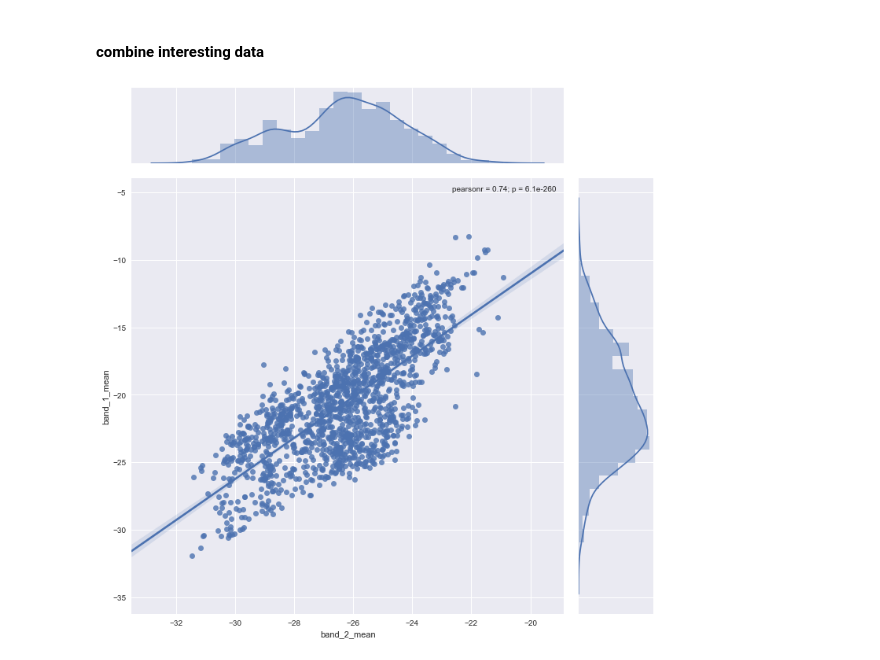
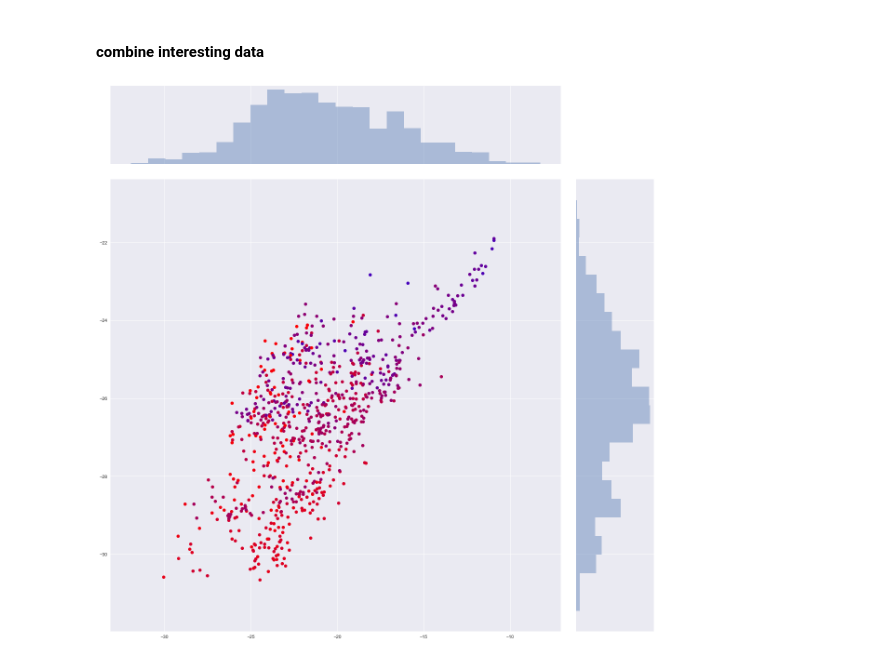
Before and after one commit to m31415/MLwithPython, a Jupyter notebook: Notebooks/iceberg.ipynb, the cells around one changed output. Cells and saved outputs as stored; diff of their text form; code cells hidden in the pictures.

Commit message:
- prediction of missing angles

```diff
--- a/Notebooks/iceberg.ipynb
+++ b/Notebooks/iceberg.ipynb
@@ -58,19 +66,45 @@ plt.show()
 # %% [markdown]
 #### combine interesting data
-# %%
-g = sns.jointplot("band_2_mean", "band_1_mean", data=trainData, kind="reg", size=10)
-# %% [output]
-[figure, removed]
 # %%
+from itertools import product
+
+g = sns.jointplot("band_1_mean", "band_2_mean", data=trainData, stat_func=None, size=17)
+
+#Clear the axes containing the scatter plot
+g.ax_joint.cla()
+
 # get max value of angle
 maxVal = trainData['inc_angle'].max()
 minVal = trainData['inc_angle'].min()
 
 # set heat colors
 maxClr = [1, 0, 0] # red
 minClr = [0, 0, 1] # blue
 
 # get colors for every scan
-colors = trainData['inc_angle'].apply(lambda row: happycolors.gradientcolor(minClr, maxClr, minVal, maxVal, row, False))
+color = trainData['inc_angle'].apply(lambda row: happycolors.gradientcolor(minClr, maxClr, minVal, maxVal, row, False))
 
-# lots of lists have been created. gather to one big list of arrays
+# lots of lists have been created. unify them.
+colors = []
+for element in color:
+        colors.append(element)
+
+# get column numbers
+firstColNum = trainData.columns.get_loc("band_1_mean")
+secondColNum = trainData.columns.get_loc("band_2_mean")
+thirdColNum = trainData.columns.get_loc("is_iceberg")
+
+#Plot each individual point separately
+for i, row in enumerate(trainData.iterrows()):
+    if row[1][thirdColNum] == 1:
+        g.ax_joint.plot(row[1][firstColNum],
+                        row[1][secondColNum],
+                        marker='o',
+                        markerfacecolor=colors[i])
+    #elif row[1][thirdColNum] == 0:
+        #g.ax_joint.plot(row[1][firstColNum],
+         #       row[1][secondColNum],
+                #marker='^',
+                #markerfacecolor=colors[i])
+# %% [output]
+[figure, added]
```
Also changed, not shown: parts of 20 cells of this notebook.
